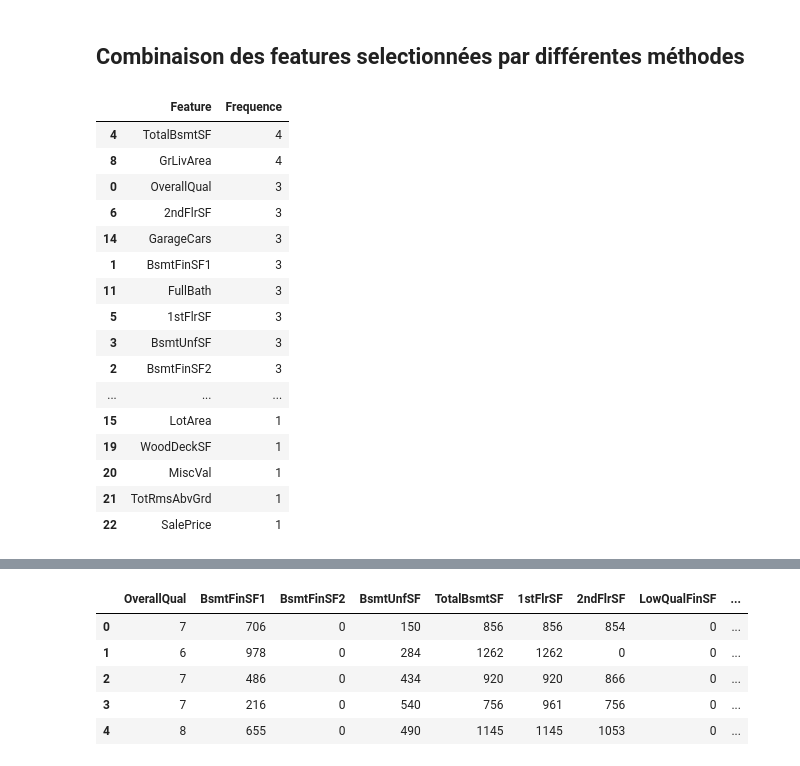
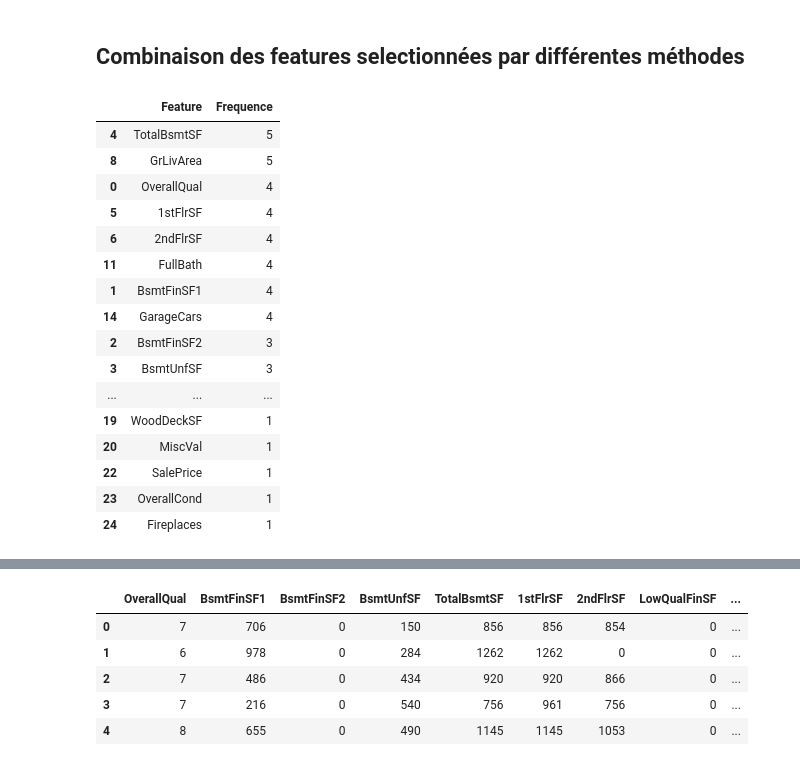
Before and after one commit to Khadimou/SalesPriceML, a Jupyter notebook: deep_eda.ipynb, the cells around one changed output, grey strips where cells are left out. Drawn from its saved outputs; the diff is of its cells as text; code cells hidden in the pictures.

```diff
--- a/deep_eda.ipynb
+++ b/deep_eda.ipynb
@@ -425,0 +476,14 @@ rfe_feat_list
+# %%
+def mif_feature_selector(df_arg= numerical_df,target_name ="SalePrice"):
+    np.random.seed(10)
+    features = [col for col in df_arg.columns if col!=target_name]
+    X = df_arg.copy()[features]
+    y = df_arg[target_name].values
+    mif= SelectKBest(score_func=mutual_info_regression,k =15)
+    mif.fit(X, y)
+    mif_support = mif.get_support()
+    mif_feat = X.loc[:,mif_support].columns.to_list()
+    return mif_feat
+# %%
+mif_feat_list = mif_feature_selector()
+mif_feat_list
@@ -427,28 +507,28 @@ rfe_feat_list
 ## Combinaison des features selectionnées par différentes méthodes
 # %%
 from collections import Counter
-combined_feat_list  =rfe_feat_list+lasso_feat_list+rfe_feat_list+corr_feat_list
+combined_feat_list  =rfe_feat_list+lasso_feat_list+rfe_feat_list+corr_feat_list+mif_feat_list
 feat_freq= Counter(combined_feat_list)
 feat_freq_df = pd.DataFrame({"Feature":feat_freq.keys(),"Frequence":feat_freq.values()})
 feat_freq_df.sort_values("Frequence", ascending =False)
 # %% [output]
 |  | Feature | Frequence |
-| 4 | TotalBsmtSF | 4 |
-| 8 | GrLivArea | 4 |
-| 0 | OverallQual | 3 |
-| 6 | 2ndFlrSF | 3 |
-| 14 | GarageCars | 3 |
-| 1 | BsmtFinSF1 | 3 |
-| 11 | FullBath | 3 |
-| 5 | 1stFlrSF | 3 |
+| 4 | TotalBsmtSF | 5 |
+| 8 | GrLivArea | 5 |
+| 0 | OverallQual | 4 |
+| 5 | 1stFlrSF | 4 |
+| 6 | 2ndFlrSF | 4 |
+| 11 | FullBath | 4 |
+| 1 | BsmtFinSF1 | 4 |
+| 14 | GarageCars | 4 |
+| 2 | BsmtFinSF2 | 3 |
 | 3 | BsmtUnfSF | 3 |
-| 2 | BsmtFinSF2 | 3 |
 | ... | ... | ... |
-| 15 | LotArea | 1 |
 | 19 | WoodDeckSF | 1 |
 | 20 | MiscVal | 1 |
-| 21 | TotRmsAbvGrd | 1 |
 | 22 | SalePrice | 1 |
+| 23 | OverallCond | 1 |
+| 24 | Fireplaces | 1 |
 # %%
 feat_freq_df.shape
 # %% [output]
```
Also changed, not shown: parts of 17 cells of this notebook.
